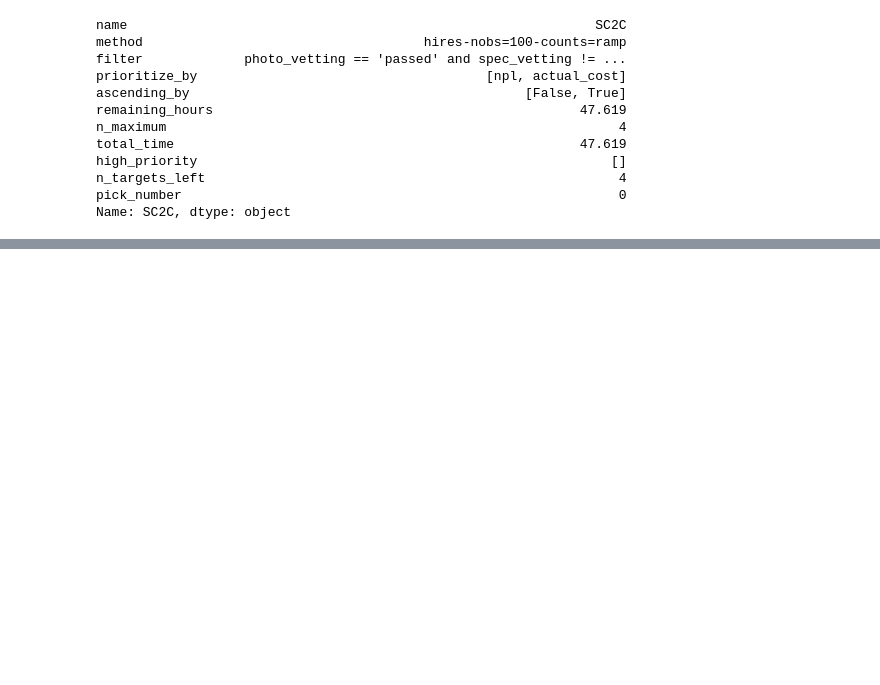
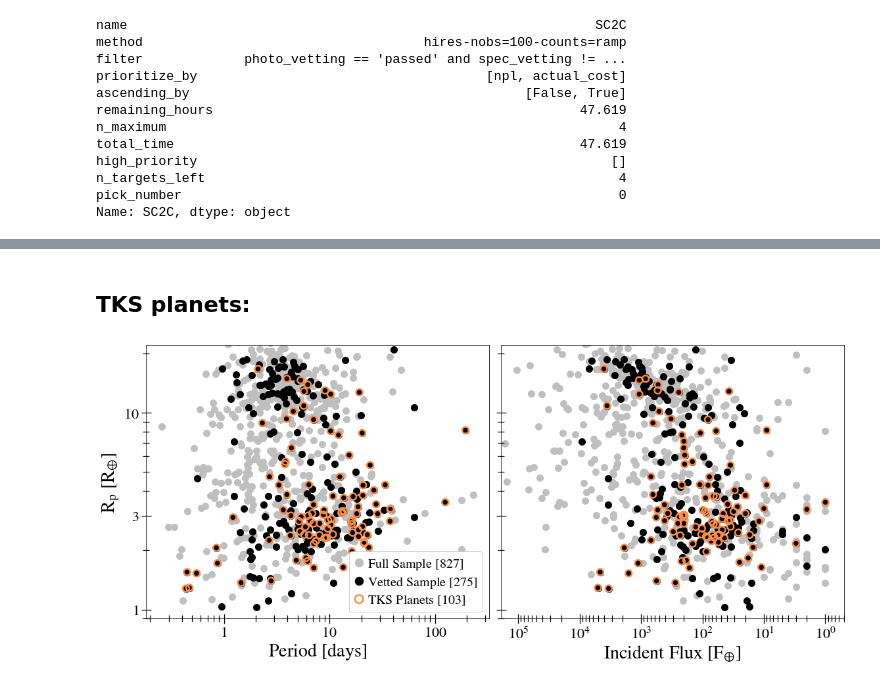
Before and after one commit to ashleychontos/sort-a-survey, a Jupyter notebook: examples/TKS.ipynb, the cells around one changed output, grey strips where cells are left out. Saved outputs shown, nothing was run; the diff lists cells and outputs as text; code cells hidden in the pictures; blank space fills up the shorter version.

```diff
--- a/examples/TKS.ipynb
+++ b/examples/TKS.ipynb
@@ -175,0 +321,49 @@ plt.tight_layout()
+# %% [markdown]
+## TKS planets:
+# %%
+plt.figure(figsize=(16,7))
+
+ax1 = plt.subplot(1,2,1)
+
+ax1.scatter(df.period.values, df.rp.values, c = '0.75', s = 100, zorder = 0, label = r'$\rm Full \,\, Sample \,\, [%d]$'%len(df))
+ax1.scatter(vetted.period.values, vetted.rp.values, c = 'k', s = 100, zorder = 1, label = r'$\rm Vetted \,\, Sample \,\, [%d]$'%len(vetted))
+ax1.scatter(sample.period.values, sample.rp.values, c = 'k', s = 100, zorder = 2)
+ax1.scatter(sample.period.values, sample.rp.values, c = 'none', s = 100, lw = 2.5, edgecolor = '#fd8d49', zorder = 3, label = r'$\rm TKS \,\, Planets \,\, [%d]$'%len(sample))
+ax1.set_ylabel(r"$\rm R_{p}\,\, [R_{\oplus}]$", fontsize = 28)
+ax1.set_xlabel(r"$\rm Period\,\, [days]$", fontsize = 28)
+ax1.tick_params(axis = 'both', which = 'minor', length = 10, width = 1.25, direction = 'inout')
+ax1.tick_params(axis = 'both', which = 'major', length = 15, width = 1.25, direction = 'inout')
+plt.yscale("log")
+plt.xscale("log")
+ax1.set_xticks([1, 10, 100])
+ax1.set_xticklabels([r'$1$', r'$10$', r'$100$'])
+ax1.set_yticks([1, 3, 10])
+ax1.set_yticklabels([r'$1$', r'$3$', r'$10$'])
+leg = ax1.legend(fontsize=20, scatteryoffsets=[0.5], framealpha=1.0, columnspacing=0.1, labelspacing=0.3, markerscale=1.25, handletextpad=0.25, handlelength=0.75)
+plt.tick_params(labelsize = 22)
+plt.ylim([0.9, 22.])
+
+ax2 = plt.subplot(1,2,2)
+
+ax2.scatter(df.sinc.values, df.rp.values, c = '0.75', s = 100, zorder = 0)
+ax2.scatter(vetted.sinc.values, vetted.rp.values, c = 'k', s = 100, zorder = 1)
+ax2.scatter(sample.sinc.values, sample.rp.values, c = 'k', s = 100, zorder = 2)
+ax2.scatter(sample.sinc.values, sample.rp.values, c = 'none', s = 100, lw = 2.5, edgecolor = '#fd8d49', zorder = 3)
+ax2.set_xlabel(r"$\rm Incident\,\, Flux\,\, [F_{\oplus}]$", fontsize = 28)
+ax2.tick_params(labelsize = 22)
+ax2.tick_params(axis = 'both', which = 'minor', length = 10, width = 1.25, direction = 'inout')
+ax2.tick_params(axis = 'both', which = 'major', length = 15, width = 1.25, direction = 'inout')
+plt.yscale("log")
+plt.xscale("log")
+ax2.set_xticks([1, 10, 100, 1000, 10000, 100000])
+ax2.set_xticklabels([r'$10^{0}$', r'$10^{1}$', r'$10^{2}$', r'$10^{3}$', r'$10^{4}$', r'$10^{5}$'])
+ax2.set_yticks([1, 3, 10])
+ax2.set_yticklabels([])
+plt.tick_params(labelsize = 22)
+plt.xlim([190000., 0.5])
+plt.ylim([0.9, 22.])
+
+plt.tight_layout()
+plt.show()
+# %% [output]
+[figure, added]
```
Also changed, not shown: parts of 56 cells of this notebook, 12 other files.
